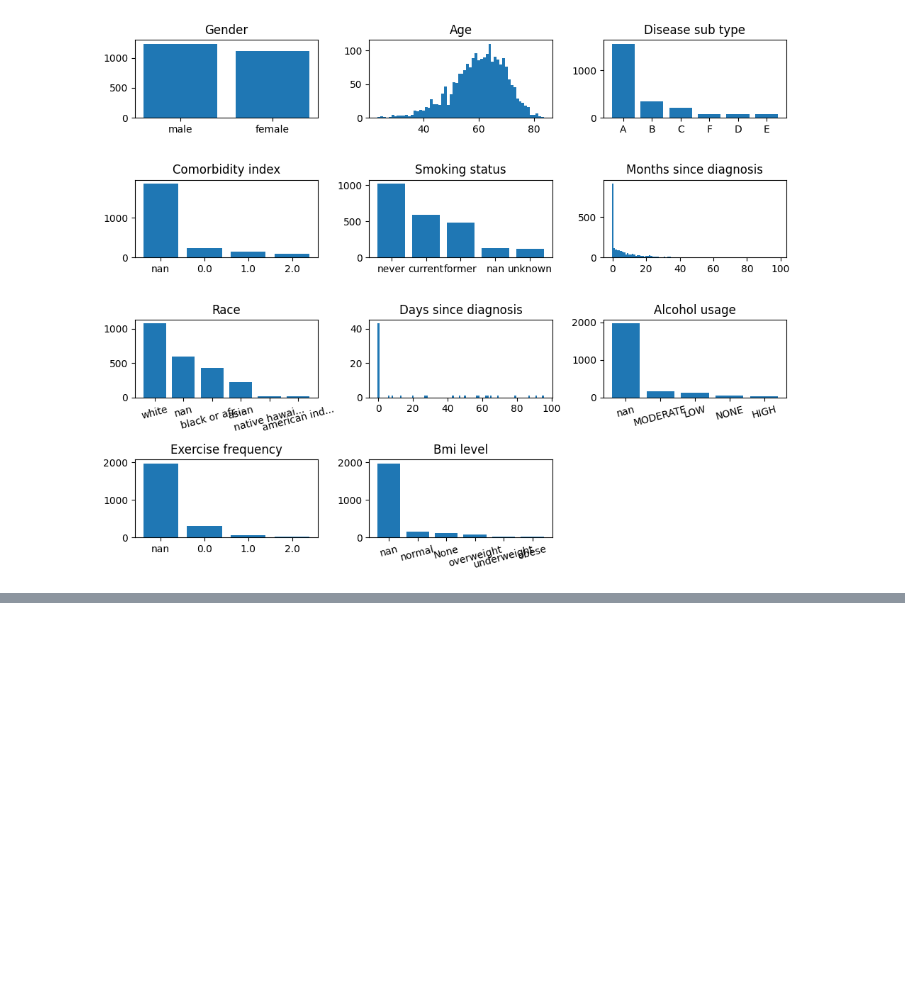
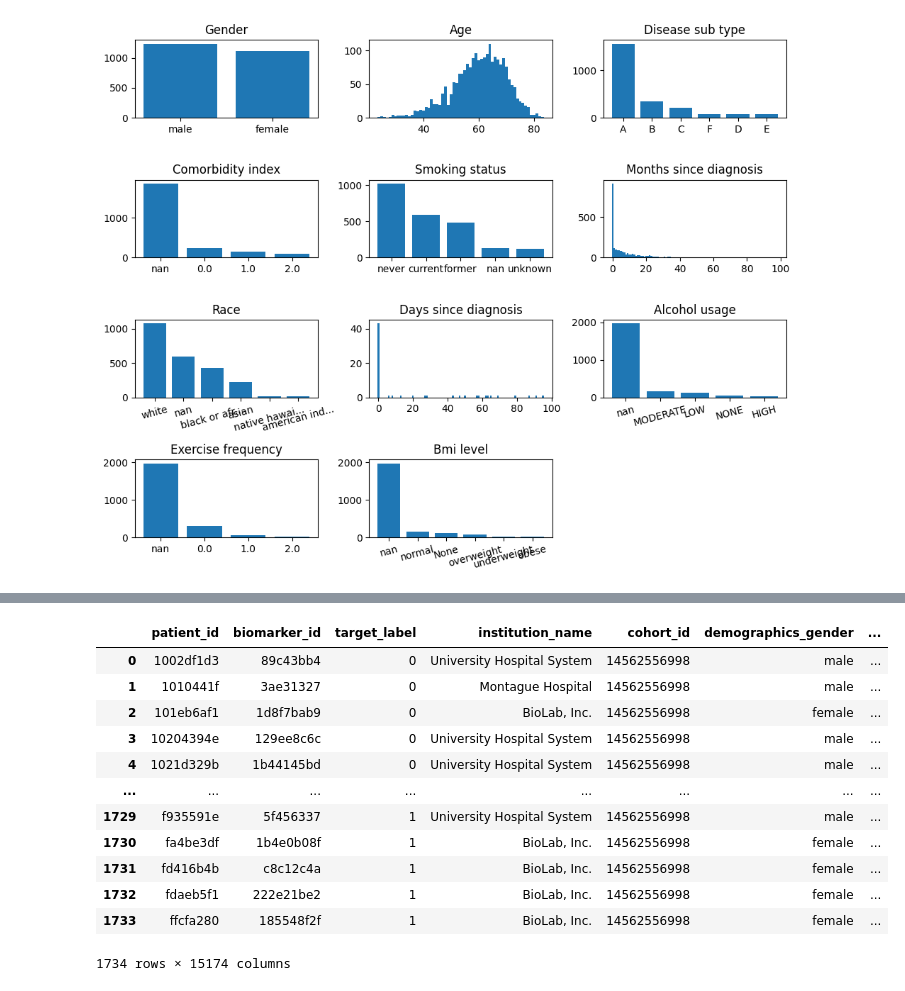
Before and after one commit to levon003/biomarker-case-study, a Jupyter notebook: notebook/DataExploration.ipynb, the cells around one changed output, grey strips where cells are left out. Cells and saved outputs as stored; diff of their text form; code cells hidden in the pictures; blank space fills up the shorter version.

```diff
--- a/notebook/DataExploration.ipynb
+++ b/notebook/DataExploration.ipynb
@@ -361,0 +407,16 @@ plt.show()
+# %%
+mdf
+# %% [output]
+|  | patient_id | biomarker_id | target_label | institution_name | cohort_id | demographics_gender | ... |
+| 0 | 1002df1d3 | 89c43bb4 | 0 | University Hospital System | 14562556998 | male | ... |
+| 1 | 1010441f | 3ae31327 | 0 | Montague Hospital | 14562556998 | male | ... |
+| 2 | 101eb6af1 | 1d8f7bab9 | 0 | BioLab, Inc. | 14562556998 | female | ... |
+| 3 | 10204394e | 129ee8c6c | 0 | University Hospital System | 14562556998 | male | ... |
+| 4 | 1021d329b | 1b44145bd | 0 | University Hospital System | 14562556998 | male | ... |
+| ... | ... | ... | ... | ... | ... | ... | ... |
+| 1729 | f935591e | 5f456337 | 1 | University Hospital System | 14562556998 | male | ... |
+| 1730 | fa4be3df | 1b4e0b08f | 1 | BioLab, Inc. | 14562556998 | female | ... |
+| 1731 | fd416b4b | c8c12c4a | 1 | BioLab, Inc. | 14562556998 | female | ... |
+| 1732 | fdaeb5f1 | 222e21be2 | 1 | BioLab, Inc. | 14562556998 | female | ... |
+| 1733 | ffcfa280 | 185548f2f | 1 | BioLab, Inc. | 14562556998 | female | ... |
+1734 rows × 15174 columns
```
Also changed, not shown: parts of 15 cells of this notebook, 2 other files.
